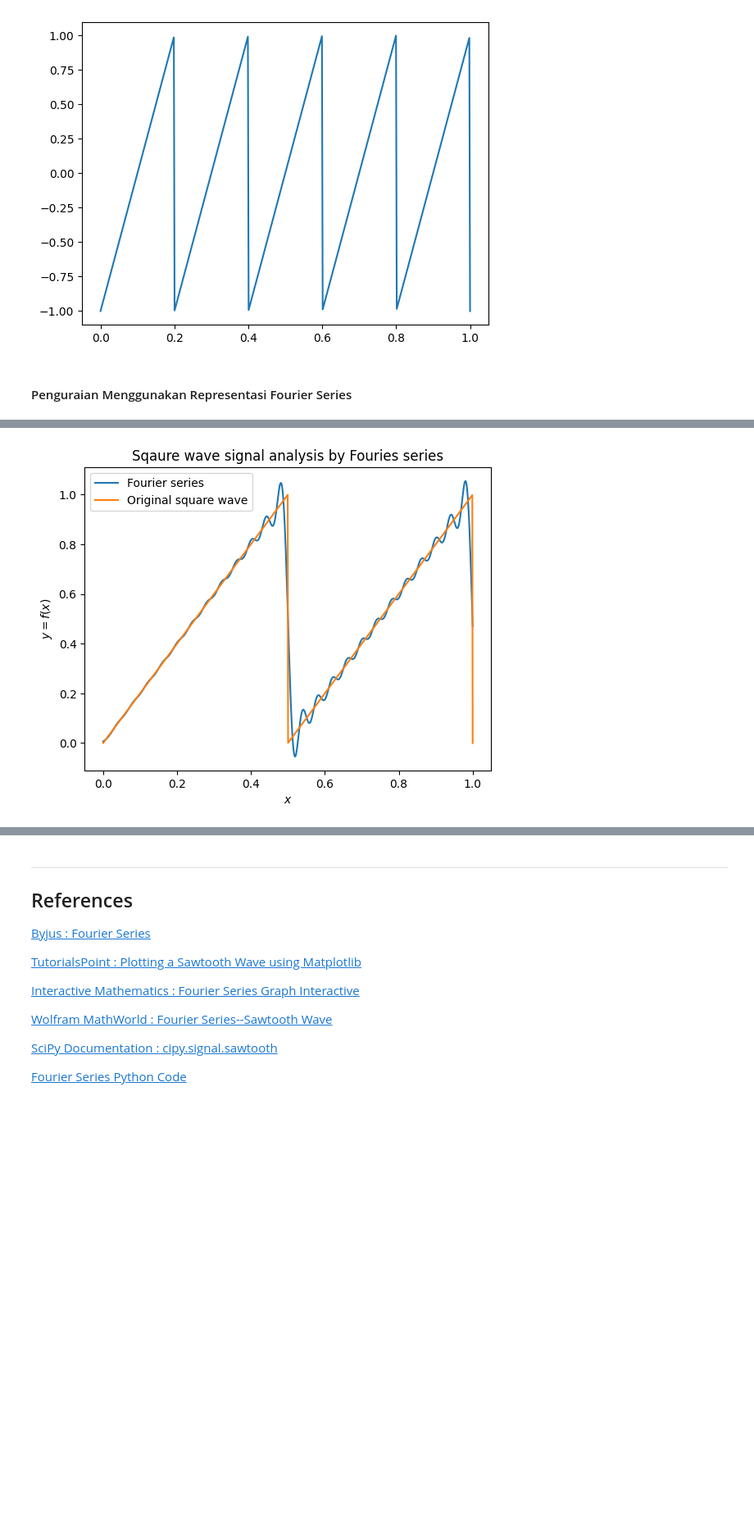
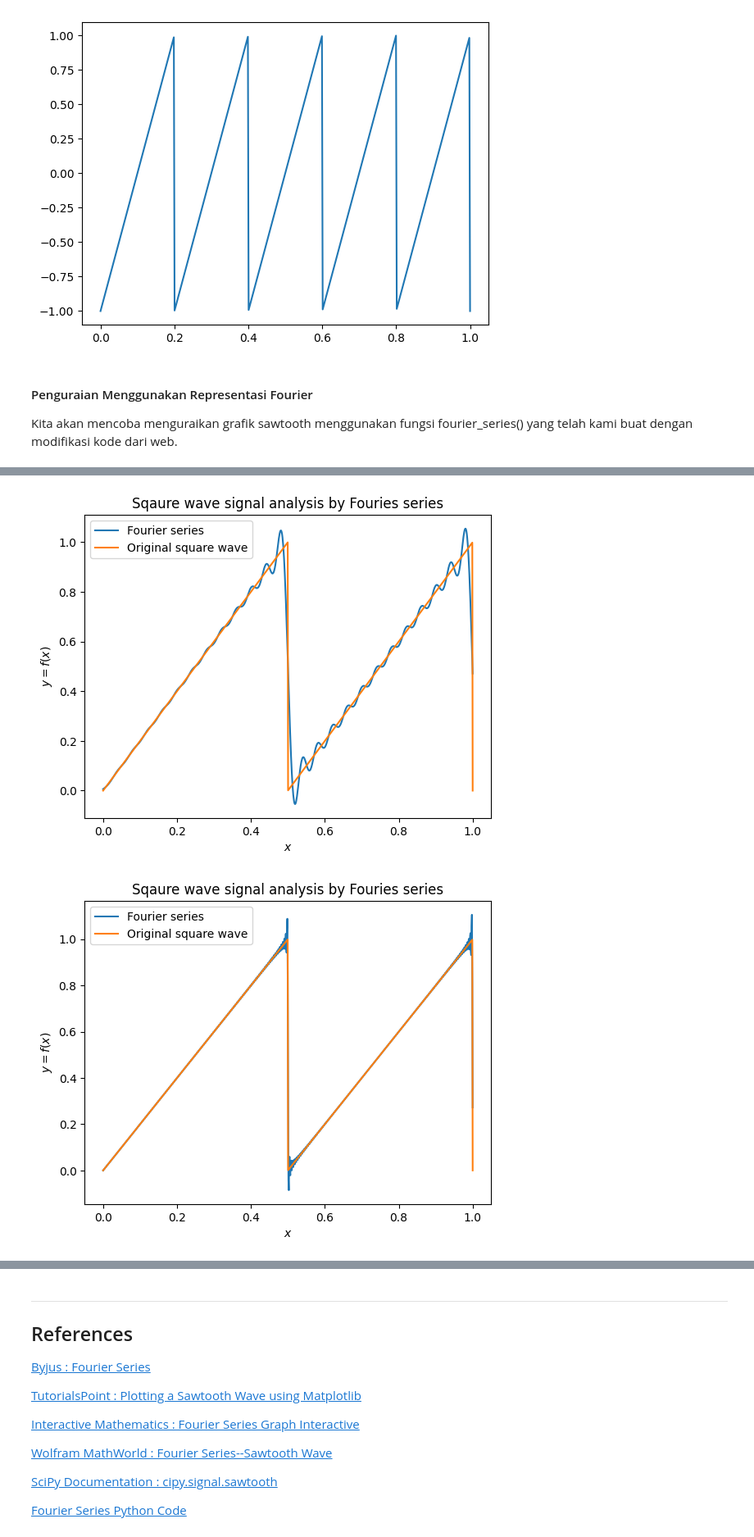
Before and after one commit to Kyr1ns/SignalSystem-C, a Jupyter notebook: ch3-fourier-series/kelompok-1/essay.ipynb, the cells around one changed output, grey strips where cells are left out. Shown at 82% size. Drawn from its saved outputs; the diff is of its cells as text; code cells hidden in the pictures; blank space fills up the shorter version.

```diff
--- a/ch3-fourier-series/kelompok-1/essay.ipynb
+++ b/ch3-fourier-series/kelompok-1/essay.ipynb
@@ -187,14 +187,18 @@ plt.show()
 # %% [output]
 [figure]
 # %% [markdown]
-#### Penguraian Menggunakan Representasi Fourier Series
+#### Penguraian Menggunakan Representasi Fourier
+
+Kita akan mencoba menguraikan grafik sawtooth menggunakan fungsi fourier_series() yang telah kami buat dengan modifikasi kode dari web.
 # %%
 from fourierseries import fourier_series
 
 fourier_series(1,5,1,7)
 fourier_series(1,5,1,20)
 fourier_series(1,5,1,100)
+fourier_series(1,5,1,1000)
 # %% [output]
 [figure]
 [figure]
 [figure]
+[figure, added]
```
Also changed, not shown: parts of 1 cell of this notebook.
